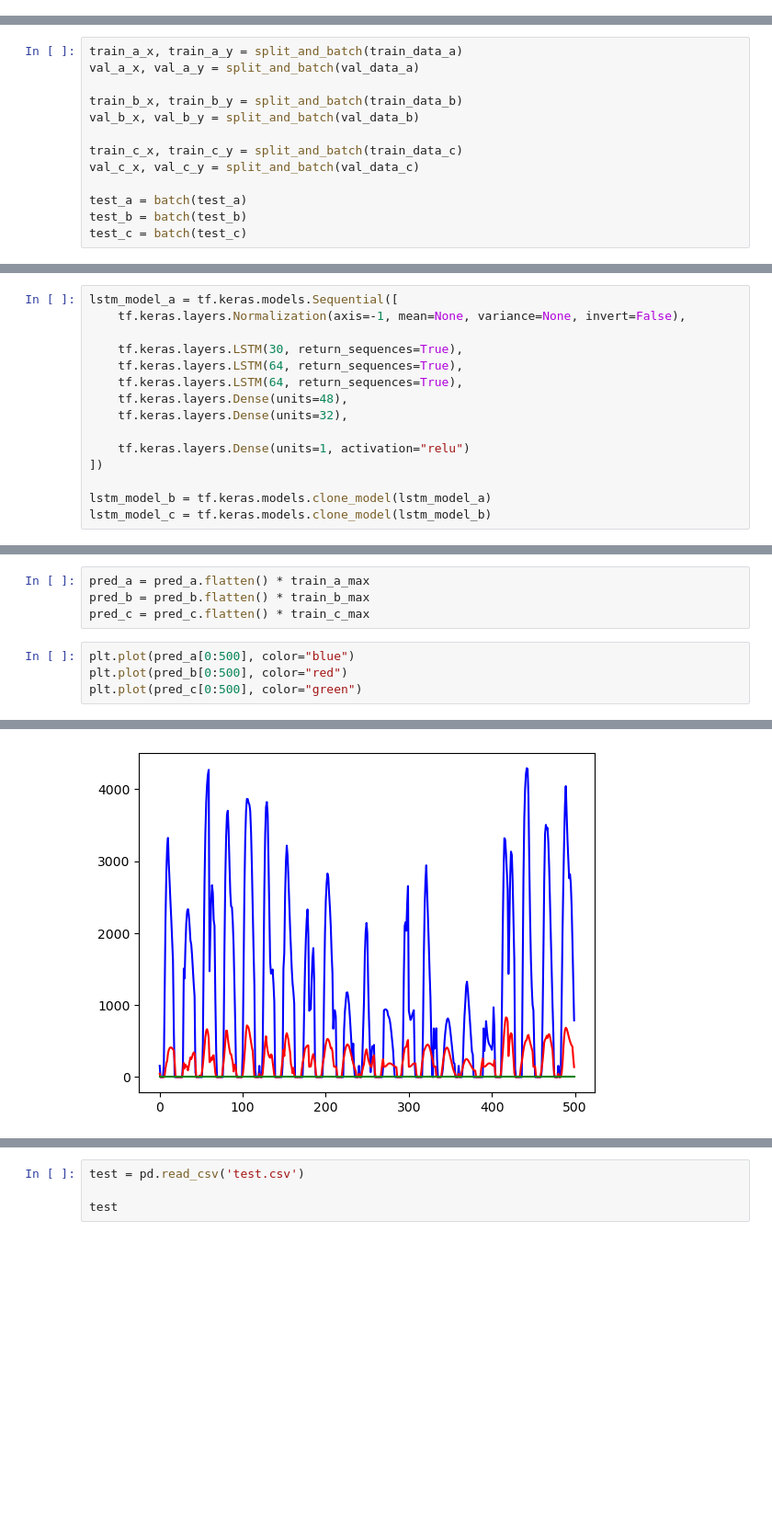
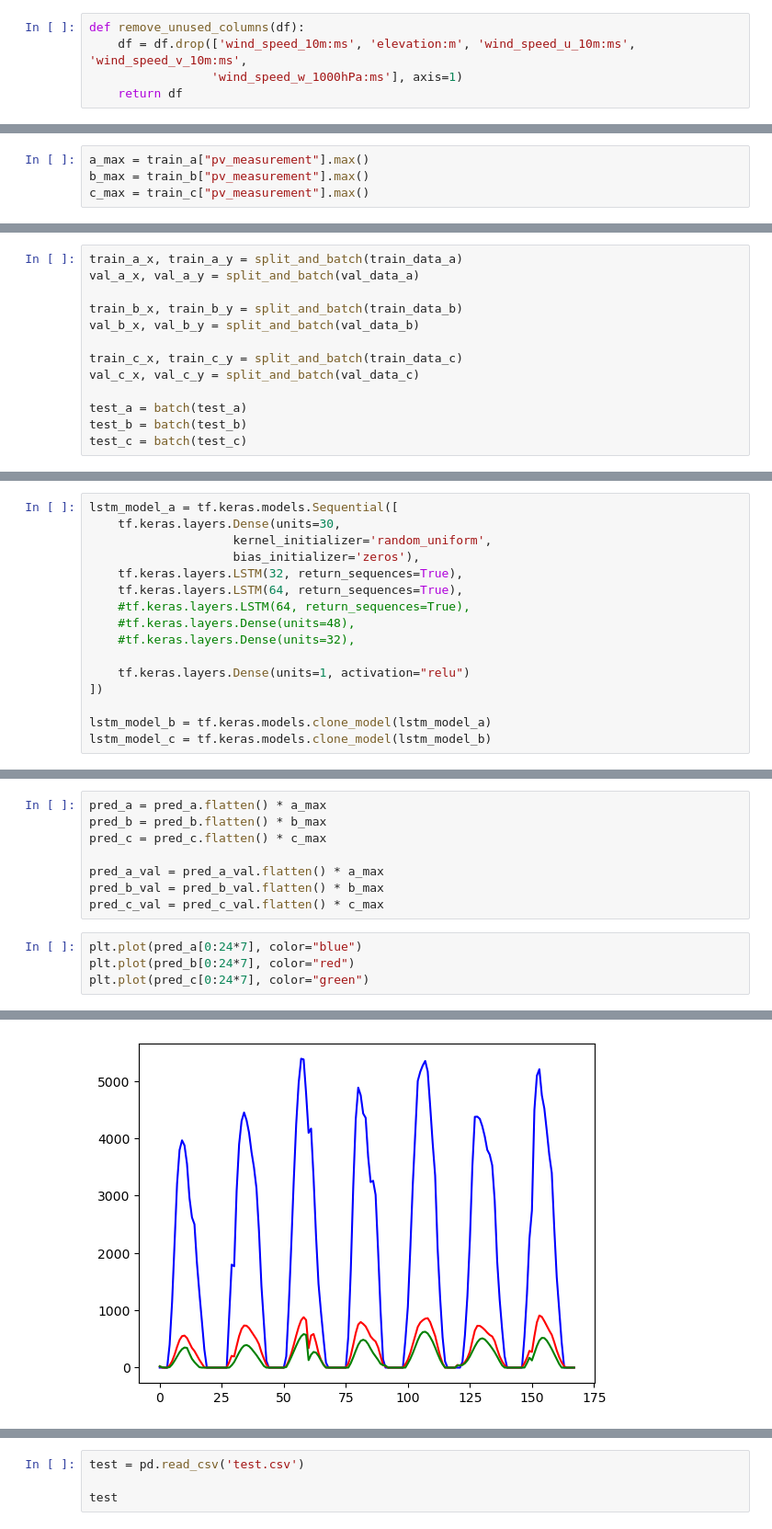
Before and after one commit to MartinSkatvedt/TDT4173-Machine-Learning, a Jupyter notebook: read_files.ipynb, the cells around one changed output, grey strips where cells are left out. Shown at 92% size. Saved outputs shown, nothing was run; the diff lists cells and outputs as text; blank space fills up the shorter version.

```diff
--- a/read_files.ipynb
+++ b/read_files.ipynb
@@ -57,3 +52,8 @@ def remove_unused_columns(df):
+# %%
+def remove_unused_columns(df):
+    df = df.drop(['wind_speed_10m:ms', 'elevation:m', 'wind_speed_u_10m:ms', 'wind_speed_v_10m:ms',
+                 'wind_speed_w_1000hPa:ms'], axis=1)
+    return df
 # %%
 def drop_constanst_columns(train, val, test):
     constanst_columns = []
@@ -93,3 +113,7 @@ train_c = pd.read_parquet('dataset/C/train_targets.parquet')
+# %%
+a_max = train_a["pv_measurement"].max()
+b_max = train_b["pv_measurement"].max()
+c_max = train_c["pv_measurement"].max()
 # %%
 #Load data, sample to hours and drop columns which are not needed
 X_train_observed_a = quartersToHours(pd.read_parquet('dataset/A/X_train_observed.parquet')) #Train_x
@@ -271,12 +346,13 @@ val_c_y = val_c_y / train_c_max
 # %%
 lstm_model_a = tf.keras.models.Sequential([
-    tf.keras.layers.Normalization(axis=-1, mean=None, variance=None, invert=False),
-
-    tf.keras.layers.LSTM(30, return_sequences=True),
+    tf.keras.layers.Dense(units=30,
+                    kernel_initializer='random_uniform',
+                    bias_initializer='zeros'),
+    tf.keras.layers.LSTM(32, return_sequences=True),
     tf.keras.layers.LSTM(64, return_sequences=True),
-    tf.keras.layers.LSTM(64, return_sequences=True),
-    tf.keras.layers.Dense(units=48),
-    tf.keras.layers.Dense(units=32),
+    #tf.keras.layers.LSTM(64, return_sequences=True),
+    #tf.keras.layers.Dense(units=48),
+    #tf.keras.layers.Dense(units=32),
 
     tf.keras.layers.Dense(units=1, activation="relu")
 ])
@@ -354,11 +453,15 @@ pred_c = lstm_model_c.predict(test_c)
 # %%
-pred_a = pred_a.flatten() * train_a_max
-pred_b = pred_b.flatten() * train_b_max
-pred_c = pred_c.flatten() * train_c_max
+pred_a = pred_a.flatten() * a_max
+pred_b = pred_b.flatten() * b_max
+pred_c = pred_c.flatten() * c_max
+
+pred_a_val = pred_a_val.flatten() * a_max
+pred_b_val = pred_b_val.flatten() * b_max
+pred_c_val = pred_c_val.flatten() * c_max
 # %%
-plt.plot(pred_a[0:500], color="blue")
-plt.plot(pred_b[0:500], color="red")
-plt.plot(pred_c[0:500], color="green")
+plt.plot(pred_a[0:24*7], color="blue")
+plt.plot(pred_b[0:24*7], color="red")
+plt.plot(pred_c[0:24*7], color="green")
 # %% [output]
 [<matplotlib.lines.Line2D at 0x...>]
-[figure, old version]
+[figure, new version]
```
Also changed, not shown: parts of 20 cells of this notebook, 3 other files.
